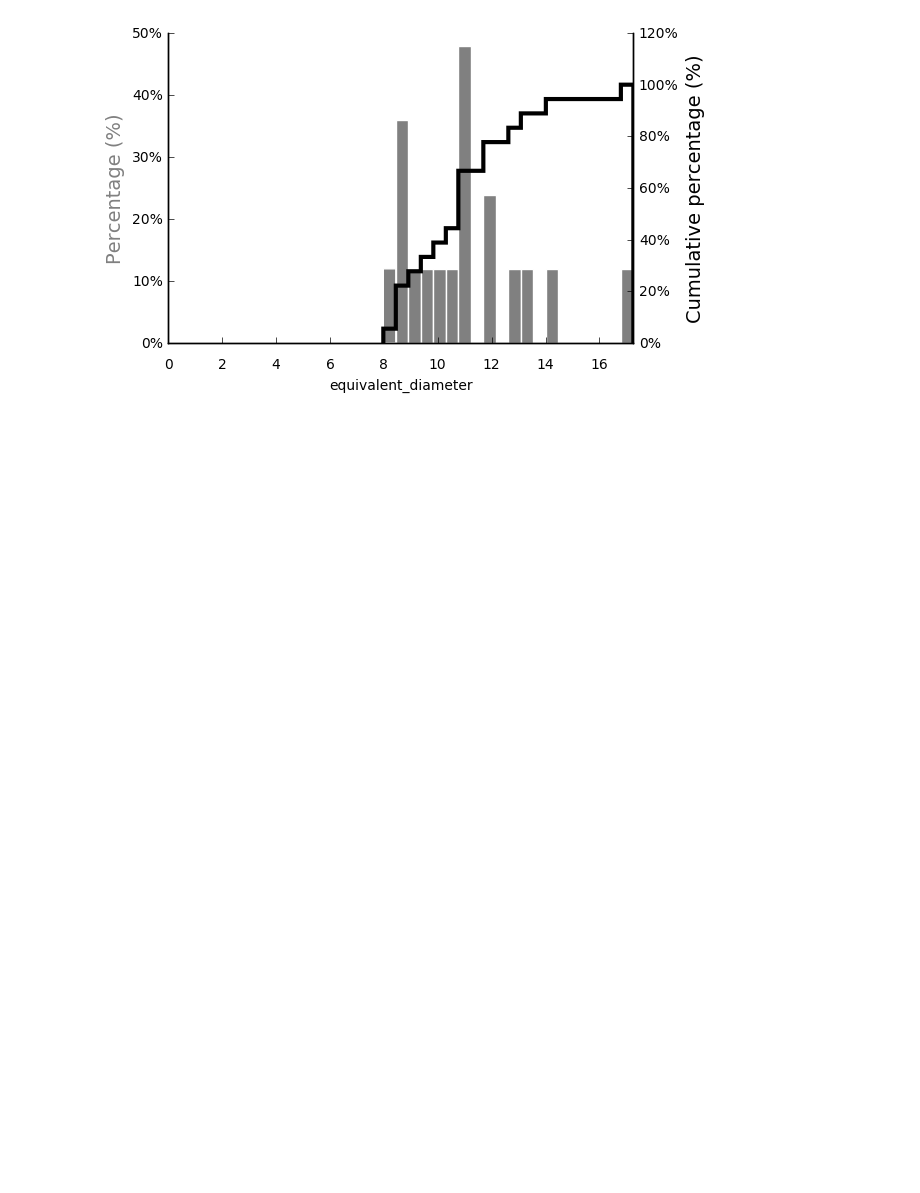
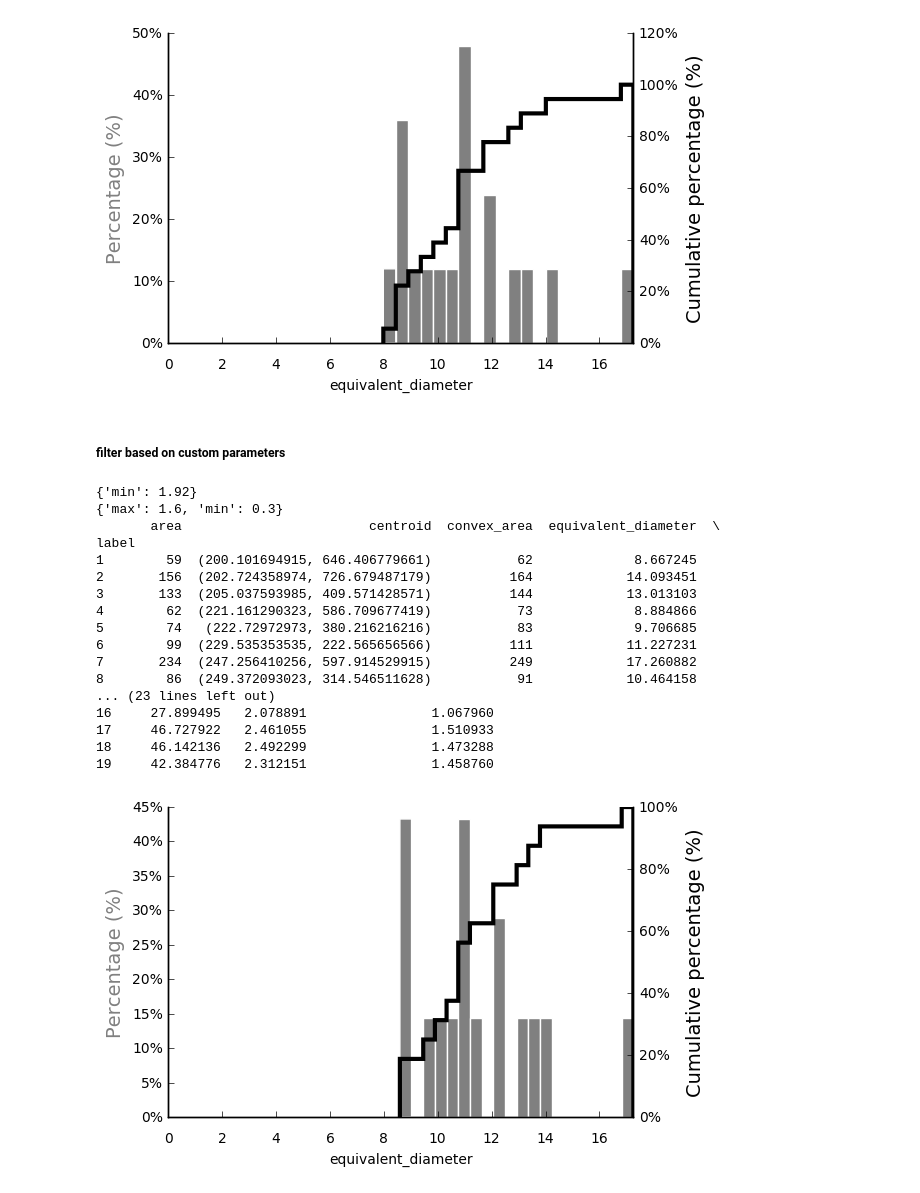
Before and after one commit to gbellandi/bubble_size_analysis, a Jupyter notebook: drafts/bubblekicker.ipynb, the cells around one changed output. Drawn from its saved outputs; the diff is of its cells as text; code cells hidden in the pictures; blank space fills up the shorter version.

```diff
--- a/drafts/bubblekicker.ipynb
+++ b/drafts/bubblekicker.ipynb
@@ -140,3 +141,32 @@ label
 18     46.142136   2.492299                1.473288
 19     42.384776   2.312151                1.458760
 [figure]
+# %% [markdown]
+##### filter based on custom parameters
+# %%
+custom_filter = {'circularity_reciprocal': {'min': 0.3, 'max': 1.6},
+                 'convexity': {'min': 1.92}}
+
+filtered_bubbles = bubble_properties_filter(props, custom_filter)
+print(filtered_bubbles)
+plt.show()
+fig, axs = bubble_properties_plot(filtered_bubbles, "equivalent_diameter")
+# %% [output]
+{'min': 1.92}
+{'max': 1.6, 'min': 0.3}
+       area                        centroid  convex_area  equivalent_diameter  \
+label
+1        59  (200.101694915, 646.406779661)           62             8.667245
+2       156  (202.724358974, 726.679487179)          164            14.093451
+3       133  (205.037593985, 409.571428571)          144            13.013103
+4        62  (221.161290323, 586.709677419)           73             8.884866
+5        74   (222.72972973, 380.216216216)           83             9.706685
+6        99  (229.535353535, 222.565656566)          111            11.227231
+7       234  (247.256410256, 597.914529915)          249            17.260882
+8        86  (249.372093023, 314.546511628)           91            10.464158
+... (23 lines left out)
+16     27.899495   2.078891                1.067960
+17     46.727922   2.461055                1.510933
+18     46.142136   2.492299                1.473288
+19     42.384776   2.312151                1.458760
+[figure, added]
```
Also changed, not shown: parts of 1 cell of this notebook.
